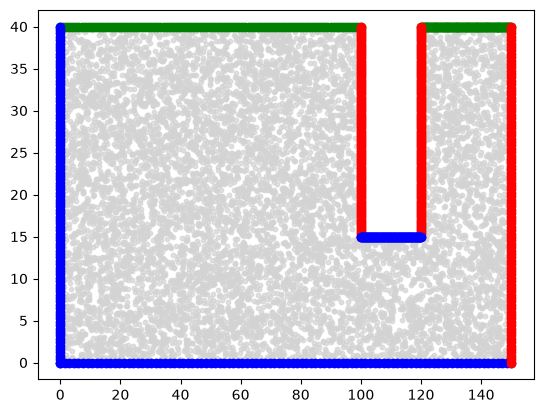
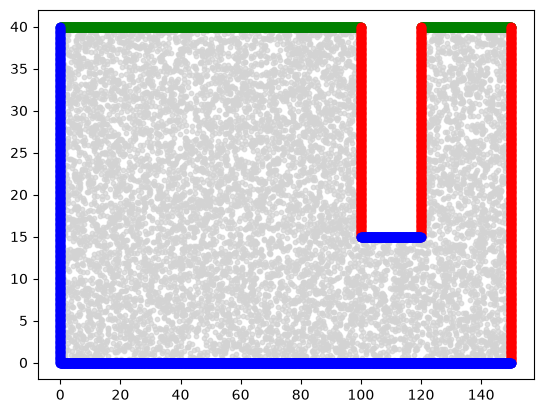
Code edit (unified diff) that turned the first committed figure into the second:
--- before
+++ after
@@ -10,31 +10,52 @@
 x_dleft = 100   # left boundary of dam
 x_dright = 120  # right boundary of dam
-y_dbot = 40 - HD    # bottom of dam
+y_dbot = 40 - hd    # bottom of dam
 
 num_bc = 100
 
-y1 = np.ones(num_bc) * y_top
-x1 = np.linspace(x_left, x_dleft, num_bc)
 
-y2 = np.ones(num_bc) * y_top
-x2 = np.linspace(x_dright, x_right, num_bc)
 
-x3 = np.ones(num_bc) * x_dleft
-y3 = np.linspace(y_dbot, y_top, num_bc)
+def sample_boundaries(n_density):
+    x1 = np.linspace(x_left, x_dleft, n_density * (x_dleft-x_left))
+    y1 = np.ones(n_density * (x_dleft-x_left)) * y_top
+    h1 = np.column_stack([x1, y1])
 
-x4 = np.ones(num_bc) * x_dright
-y4 = np.linspace(y_dbot, y_top, num_bc)
+    x2 = np.linspace(x_dright, x_right, n_density*(x_right-x_dright))
+    y2 = np.ones(n_density*(x_right-x_dright)) * y_top
+    h2 = np.column_stack([x2, y2])
 
-y5 = np.ones(num_bc) * y_dbot
-x5 = np.linspace(x_dleft, x_dright, num_bc)
 
-y6 = np.zeros(num_bc)
-x6 = np.linspace(0, x_right, num_bc)
+    x3 = np.ones(n_density*(y_top-y_dbot)) * x_dleft
+    y3 = np.linspace(y_dbot, y_top, n_density*(y_top-y_dbot))
 
-x7 = np.ones(num_bc) * x_right
-y7 = np.linspace(0, y_top, num_bc)
+    x4 = np.ones(n_density*(y_top-y_dbot)) * x_dright
+    y4 = np.linspace(y_dbot, y_top, n_density*(y_top-y_dbot))
 
-x8 = np.ones(num_bc) * x_left
-y8 = np.linspace(0, y_top, num_bc)
+    x7 = np.ones(n_density*(y_top)) * x_right
+    y7 = np.linspace(0, y_top, n_density*(y_top))
+    vx0 = np.column_stack([
+        np.concatenate([x3, x4, x7]),
+        np.concatenate([y3, y4, y7])
+    ])
+
+    y5 = np.ones(n_density*(x_dright-x_dleft)) * y_dbot
+    x5 = np.linspace(x_dleft, x_dright, n_density*(x_dright-x_dleft))
+
+    y6 = np.zeros(n_density*(x_right))
+    x6 = np.linspace(0, x_right, n_density*(x_right))
+
+    x8 = np.ones(n_density*(y_top)) * x_left
+    y8 = np.linspace(0, y_top, n_density*(y_top))
+    vy0 = np.column_stack([
+        np.concatenate([x5, x6, x8]),
+        np.concatenate([y5, y6, y8])
+    ])
+
+    return {
+        "h1": h1,
+        "h2": h2,
+        "vx0": vx0,
+        "vy0": vy0,
+    }
 
 def sample_interior_points(num_points=1000):
@@ -57,4 +78,9 @@
     return np.array(sampled_x), np.array(sampled_y)
 
+
+# Generate boundary points
+n_density = 10
+bc = sample_boundaries(n_density)
+
 # Generate 1,000 interior points
 x_internal, y_internal = sample_interior_points(num_points=10000)
@@ -65,14 +91,12 @@
 val_color = "green"
 
+
+
 plt.scatter(x_internal, y_internal, color='lightgray', s=10, label='Interior Sampled Points', alpha=0.7)
 
-plt.scatter(x1, y1, color=val_color)
-plt.scatter(x2, y2, color=val_color)
-plt.scatter(x3, y3, color=x_color)
-plt.scatter(x4, y4, color=x_color)
-plt.scatter(x5, y5, color=y_color)
-plt.scatter(x6, y6, color=y_color)
-plt.scatter(x7, y7, color=x_color)
-plt.scatter(x8, y8, color=y_color)
+plt.scatter(bc['h1'][:, 0], bc['h1'][:, 1], color=val_color)
+plt.scatter(bc['h2'][:, 0], bc['h2'][:, 1], color=val_color)
+plt.scatter(bc["vx0"][:, 0], bc["vx0"][:, 1], color=x_color)
+plt.scatter(bc["vy0"][:, 0], bc["vy0"][:, 1], color=y_color)
 
 

Commit: sample boundary conditions